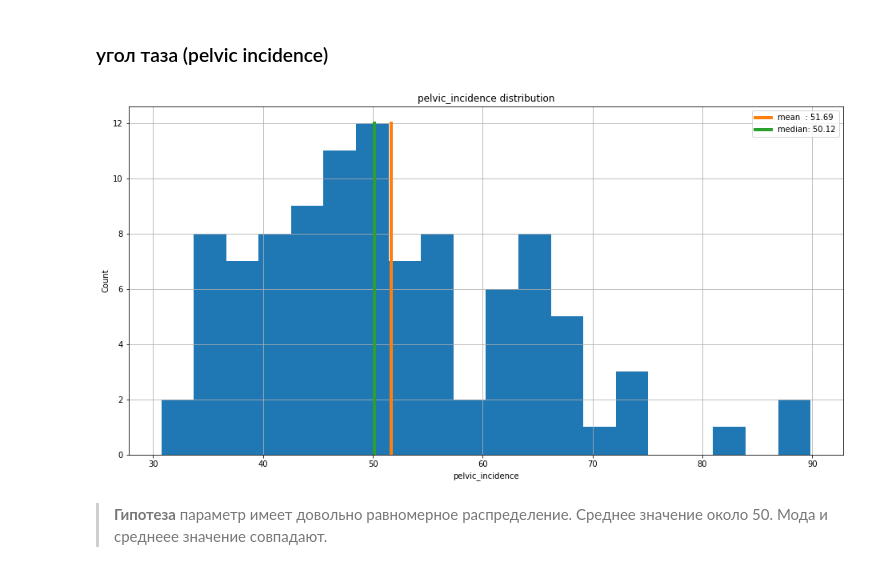
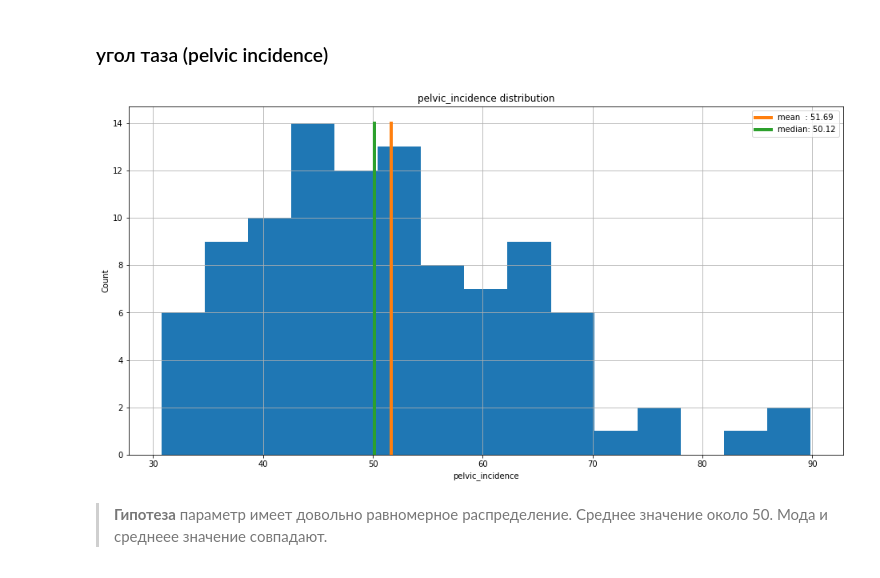
Before and after one commit to alex-chin/gb_prob_stat, a Jupyter notebook: project/ortho_pats.ipynb, the cells around one changed output. Drawn from its saved outputs; the diff is of its cells as text; code cells hidden in the pictures.

```diff
--- a/project/ortho_pats.ipynb
+++ b/project/ortho_pats.ipynb
@@ -75,6 +84,8 @@ def first_look(Series1, max_count=0, bins=10, quan=0.999):
     plt.legend()
     plt.title( Series_name + ' distribution')
     plt.show()
+    sqd = round(np.std(Series1), 2)
+    # print(f'Среднее квадратичное отклоненение {sqd}')
 # %%
 df = pd.read_csv(PREP_DATASET)
 df.head()
@@ -131,9 +147,9 @@ Name: pelvic_tilt, dtype: float64
 # %% [markdown]
 ### угол таза (pelvic incidence)
 # %%
-first_look(df_norm['pelvic_incidence'], bins=20)
+first_look(df_norm['pelvic_incidence'], bins=15)
 # %% [output]
-[figure, old version]
+[figure, new version]
 # %% [markdown]
 > **Гипотеза** параметр имеет довольно равномерное распределение. Среднее значение около 50. Мода и среднеее значение совпадают.
 # %% [markdown]
```
Also changed, not shown: parts of 7 cells of this notebook.
